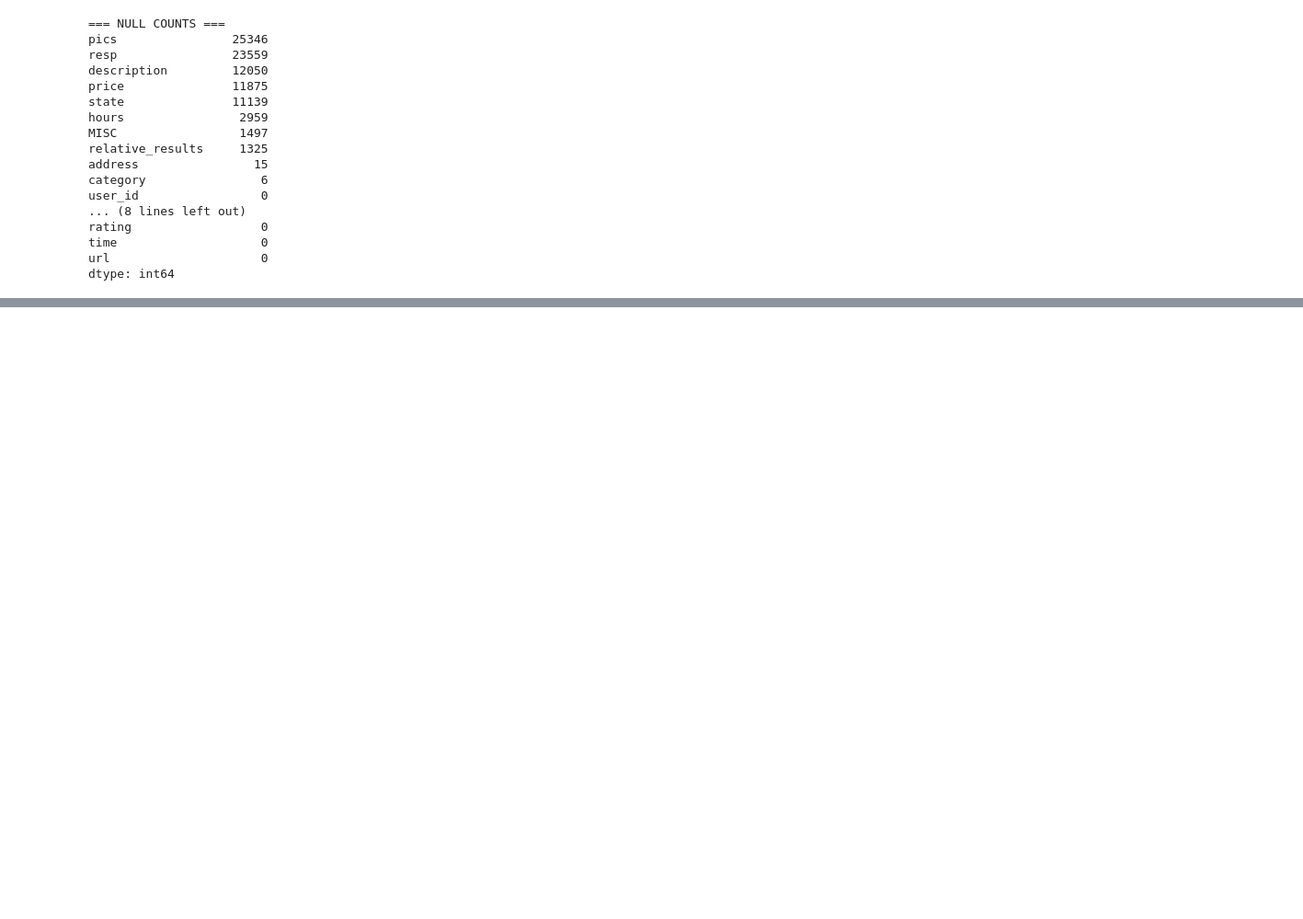
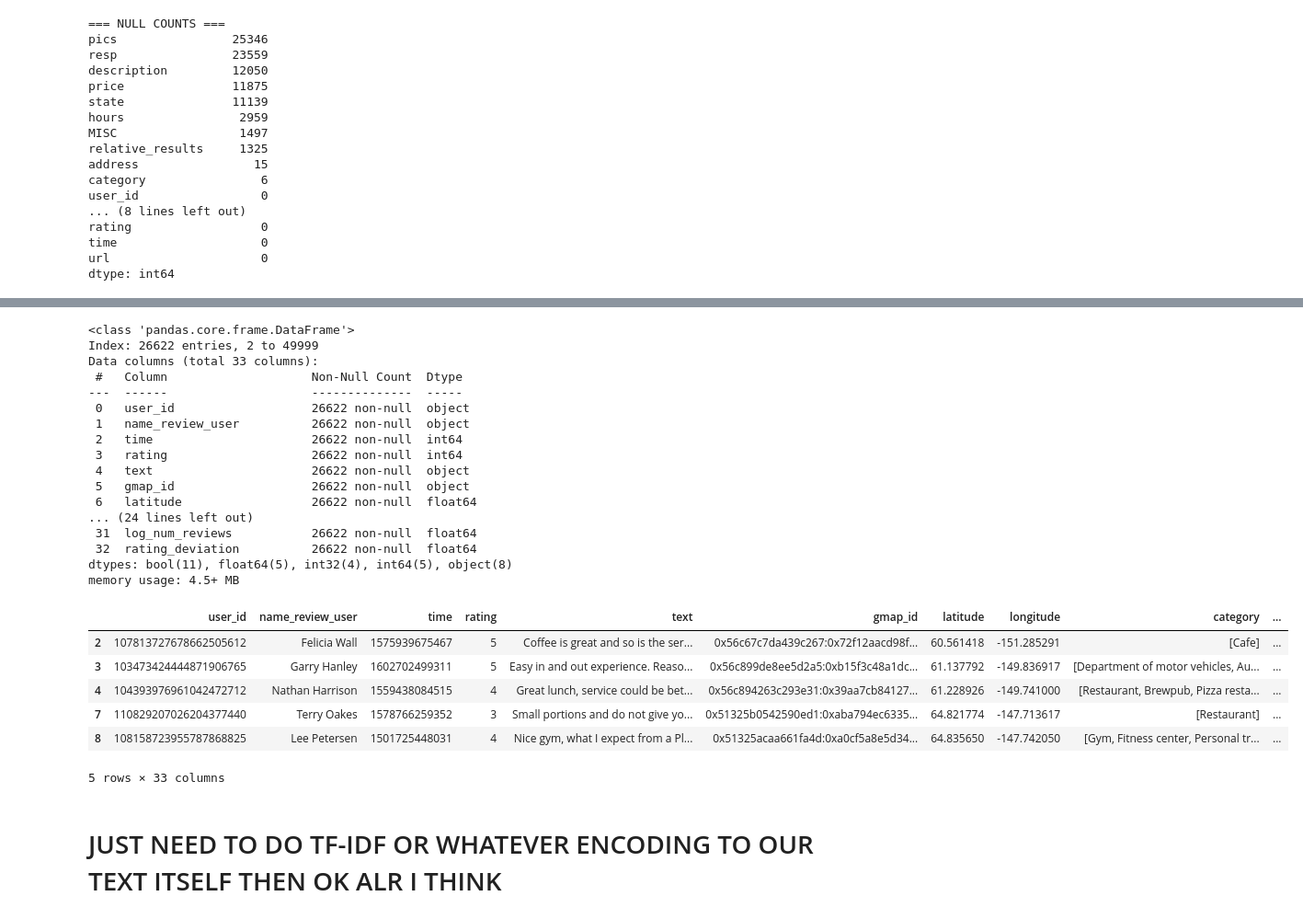
Before and after one commit to luvaymoiz/TikTok-Challenge-2025, a Jupyter notebook: EDA.ipynb, the cells around one changed output, grey strips where cells are left out. Shown: that part at 92% size. Saved outputs shown, nothing was run; the diff lists cells and outputs as text; code cells hidden in the pictures; blank space fills up the shorter version.

```diff
--- a/EDA.ipynb
+++ b/EDA.ipynb
@@ -224,0 +341,3 @@ TypeError: unhashable type: 'list'
+# %%
+price_map = {'$': 1, '$$': 2, '$$$': 3, '$$$$': 4}
+df['price_encoded'] = df['price'].map(price_map).fillna(0).astype(int)
@@ -224,0 +355,8 @@ TypeError: unhashable type: 'list'
+# %%
+df['time_dt'] = pd.to_datetime(df['time'], unit='ms')
+df['year'] = df['time_dt'].dt.year
+df['month'] = df['time_dt'].dt.month
+df['weekday'] = df['time_dt'].dt.dayofweek
+df['hour'] = df['time_dt'].dt.hour
+
+df.drop(columns='time_dt', inplace=True)
@@ -224,0 +371,2 @@ TypeError: unhashable type: 'list'
+# %%
+df['text_len'] = df['text'].fillna('').apply(len)
@@ -224,0 +380,34 @@ TypeError: unhashable type: 'list'
+# %%
+df['log_num_reviews'] = np.log1p(df['num_of_reviews'])
+
+df['rating_deviation'] = df['rating'] - df['avg_rating']
+# %%
+df.info()
+df.head()
+# %% [output]
+<class 'pandas.core.frame.DataFrame'>
+Index: 26622 entries, 2 to 49999
+Data columns (total 33 columns):
+ #   Column                    Non-Null Count  Dtype
+---  ------                    --------------  -----
+ 0   user_id                   26622 non-null  object
+ 1   name_review_user          26622 non-null  object
+ 2   time                      26622 non-null  int64
+ 3   rating                    26622 non-null  int64
+ 4   text                      26622 non-null  object
+ 5   gmap_id                   26622 non-null  object
+ 6   latitude                  26622 non-null  float64
+... (24 lines left out)
+ 31  log_num_reviews           26622 non-null  float64
+ 32  rating_deviation          26622 non-null  float64
+dtypes: bool(11), float64(5), int32(4), int64(5), object(8)
+memory usage: 4.5+ MB
+|  | user_id | name_review_user | time | rating | text | gmap_id | latitude | longitude | category | ... |
+| 2 | 107813727678662505612 | Felicia Wall | 1575939675467 | 5 | Coffee is great and so is the ser... | 0x56c67c7da439c267:0x72f12aacd98f... | 60.561418 | -151.285291 | [Cafe] | ... |
+| 3 | 103473424444871906765 | Garry Hanley | 1602702499311 | 5 | Easy in and out experience. Reaso... | 0x56c899de8ee5d2a5:0xb15f3c48a1dc... | 61.137792 | -149.836917 | [Department of motor vehicles, Au... | ... |
+| 4 | 104393976961042472712 | Nathan Harrison | 1559438084515 | 4 | Great lunch, service could be bet... | 0x56c894263c293e31:0x39aa7cb84127... | 61.228926 | -149.741000 | [Restaurant, Brewpub, Pizza resta... | ... |
+| 7 | 110829207026204377440 | Terry Oakes | 1578766259352 | 3 | Small portions and do not give yo... | 0x51325b0542590ed1:0xaba794ec6335... | 64.821774 | -147.713617 | [Restaurant] | ... |
+| 8 | 108158723955787868825 | Lee Petersen | 1501725448031 | 4 | Nice gym, what I expect from a Pl... | 0x51325acaa661fa4d:0xa0cf5a8e5d34... | 64.835650 | -147.742050 | [Gym, Fitness center, Personal tr... | ... |
+5 rows × 33 columns
+# %% [markdown]
+# JUST NEED TO DO TF-IDF OR WHATEVER ENCODING TO OUR TEXT ITSELF THEN OK ALR I THINK
```
Also changed, not shown: parts of 20 cells of this notebook.
